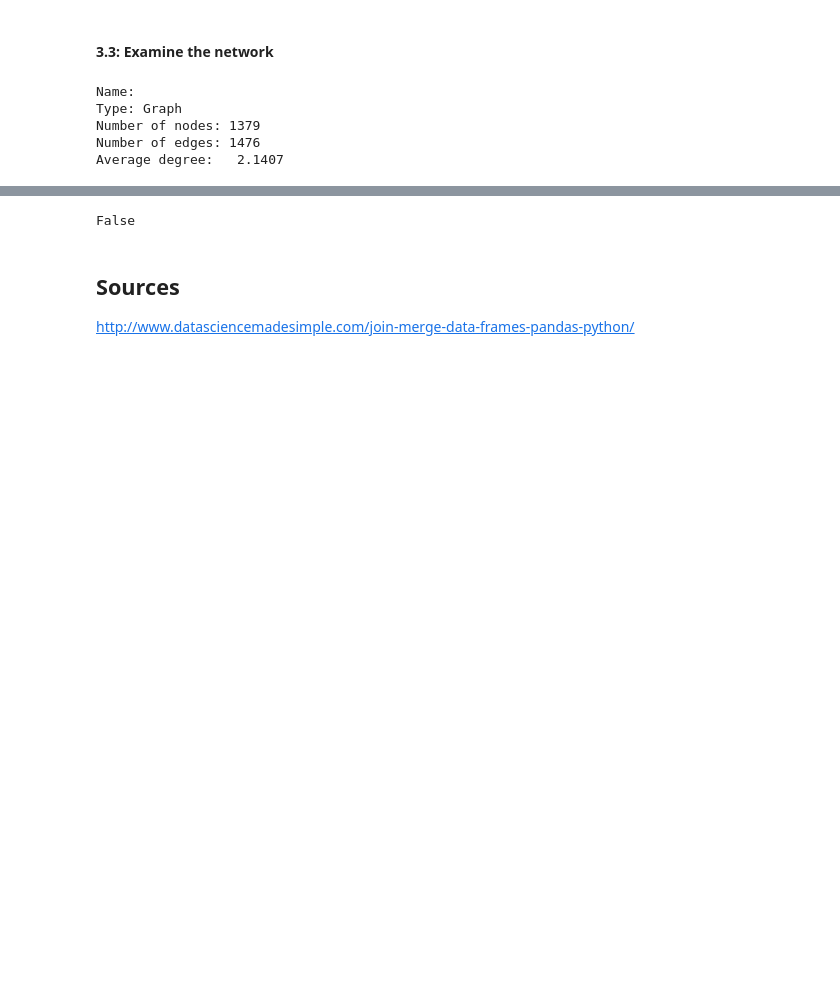
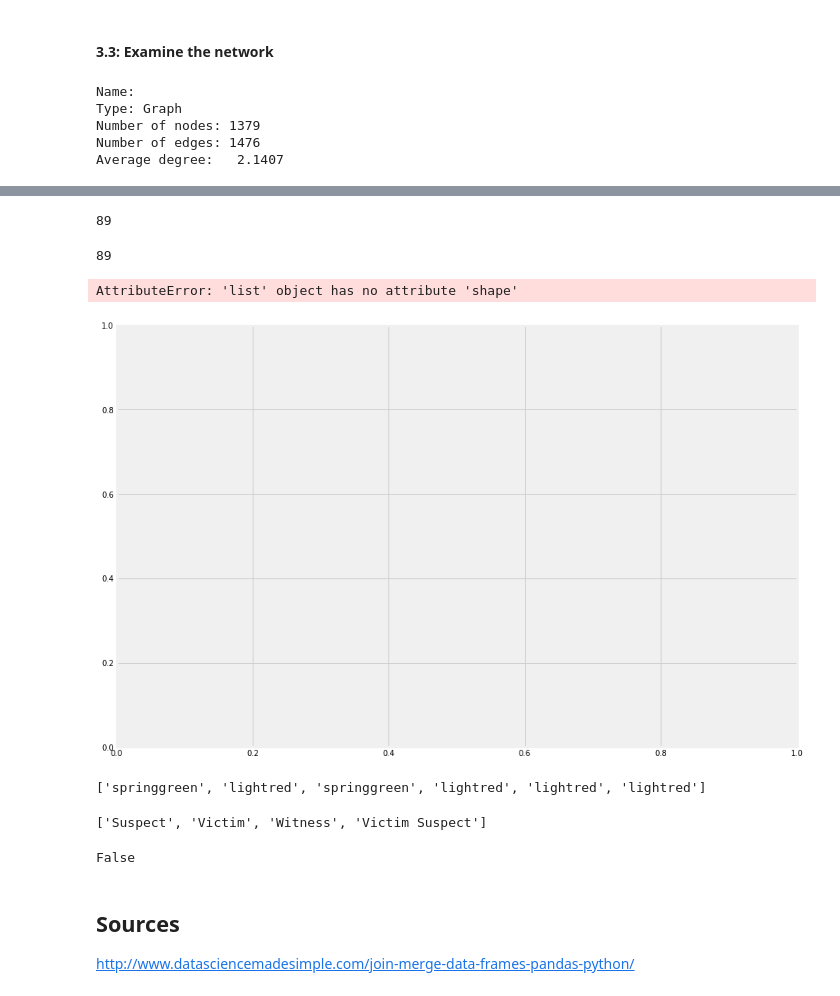
Before and after one commit to silverrainb/web-analytics, a Jupyter notebook: project2/Project2 Meaghan 07-01-18.ipynb, the cells around one changed output, grey strips where cells are left out. Drawn from its saved outputs; the diff is of its cells as text; code cells hidden in the pictures; blank space fills up the shorter version.

```diff
--- a/project2/Project2 Meaghan 07-01-18.ipynb
+++ b/project2/Project2 Meaghan 07-01-18.ipynb
@@ -221,2 +278,3 @@ plt.show()
 # %%
-top_nodes = nx.bipartite.weighted_projected_graph(G2, top_nodes)
+top_nodes_nx = nx.bipartite.weighted_projected_graph(G2, top_nodes)
+cc = list(nx.connected_component_subgraphs(top_nodes_nx ))[0]
@@ -256,3 +280,0 @@ def island_method(g, iterations = 5):
-# %%
-PC = nx.bipartite.weighted_projected_graph(G2, top_nodes)
-cc = list(nx.connected_component_subgraphs(PC))[0]
@@ -262,0 +281,12 @@ TypeError: add_edge() takes exactly 3 arguments (4 given)
+# %%
+values = [['Threshold','Number of People', 'Connection Number']]
+islands = island_method(cc, iterations = 4)
+for x in islands:
+    threshold =x[0]
+    num_people = len(x[1])
+    connections = len(list(nx.connected_component_subgraphs(x[1])))
+    temp_list = [threshold, num_people, connections]
+    values.append(temp_list)
+
+headers = values.pop(0)
+islan_df = pd.DataFrame(values,columns = headers)
@@ -263,3 +301,41 @@ TypeError: add_edge() takes exactly 3 arguments (4 given)
+# %%
+len(island_plot.degree(top_nodes).keys())
+# %% [output]
+89
+# %%
+len(color)
+# %% [output]
+89
+# %%
+## Plotting created by the island analysis## Plott
+plt.figure(figsize=(14, 10))
+island_plot = trim_edges(cc, 1)
+pos=nx.random_layout(island_plot)
+
+color=[]
+for x in island_plot.degree(top_nodes).keys():
+    if x in role_dict ['Suspect']:
+        color.append('lightred')
+    elif x in role_dict['Victim']:
+        color.append('springgreen')
+    else:
+        color.append('turquoise')
+d_island =island_plot.degree()
+
+nx.draw_networkx_nodes(island_plot,pos, node_size=[v*400 for v in d_island.values()], alpha=0.75, node_color =color)
+plt.axis('off')
+plt.show()
+# %% [output]
+AttributeError: 'list' object has no attribute 'shape'
+[figure, added]
+# %%
+color
+# %% [output]
+['springgreen', 'lightred', 'springgreen', 'lightred', 'lightred', 'lightred']
+# %%
+roles
+# %% [output]
+['Suspect', 'Victim', 'Witness', 'Victim Suspect']
 # %%
 #G.edges(data=True)
 # %% [output]
```
Also changed, not shown: parts of 14 cells of this notebook.
